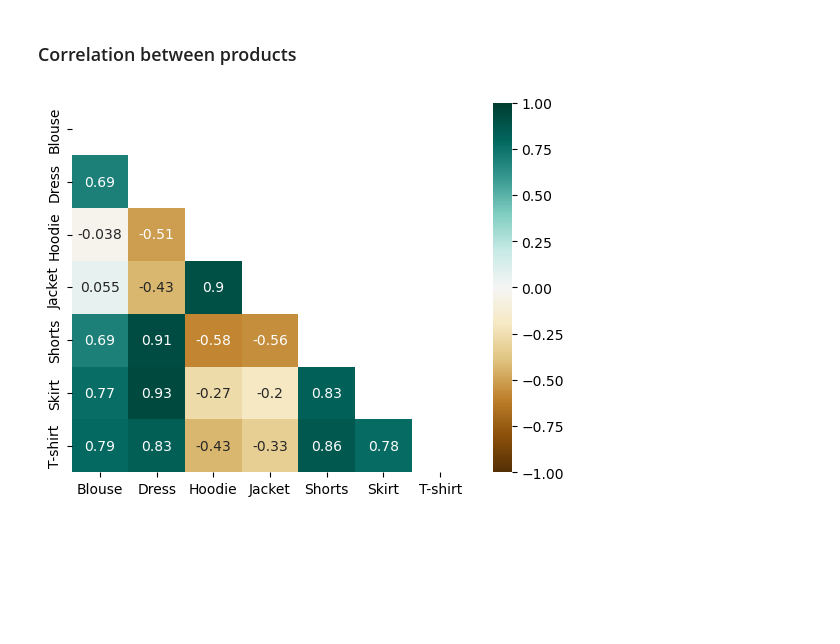
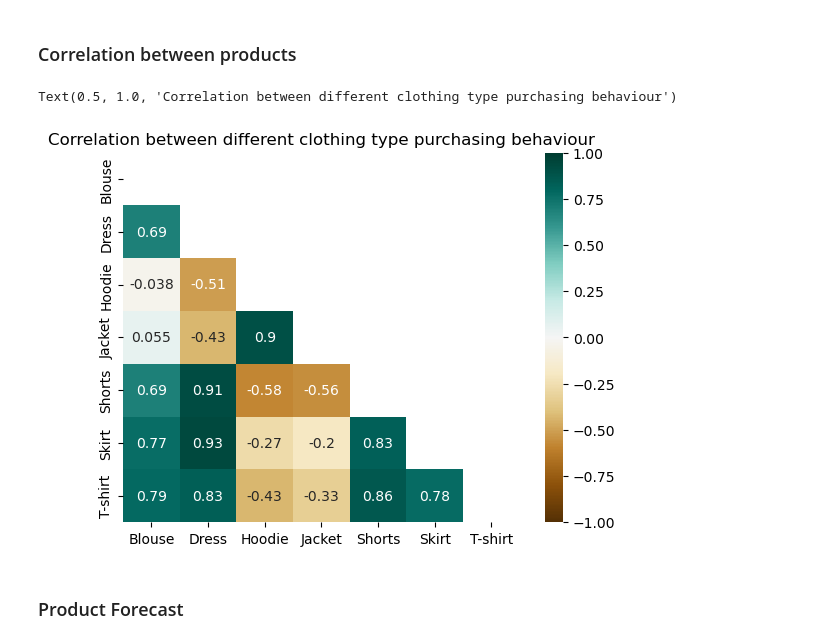
Before and after one commit to mahernadar/nyrkr, a Jupyter notebook: Regression.ipynb, the cells around one changed output. Cells and saved outputs as stored; diff of their text form; code cells hidden in the pictures; blank space fills up the shorter version.

```diff
--- a/Regression.ipynb
+++ b/Regression.ipynb
@@ -175,10 +212,14 @@ plt.show()
 # %% [markdown]
 ### Correlation between products
 # %%
-corr_df = sales_df.drop(columns=['year', 'month', 'Total_Sales']).corr()
+corr_df = sales_df.drop(columns=["year", "month", "Total_Sales"]).corr()
 
 mask = np.triu(np.ones_like(corr_df, dtype=bool))
 
-heatmap = sns.heatmap(corr_df, mask=mask, vmin=-1, vmax=1, annot=True, cmap='BrBG')
+heatmap = sns.heatmap(corr_df, mask=mask, vmin=-1, vmax=1, annot=True, cmap="BrBG")
+plt.title("Correlation between different clothing type purchasing behaviour")
 # %% [output]
+Text(0.5, 1.0, 'Correlation between different clothing type purchasing behaviour')
-[figure, old version]
+[figure, new version]
+# %% [markdown]
+### Product Forecast
```
Also changed, not shown: parts of 22 cells of this notebook, 2 other files.
